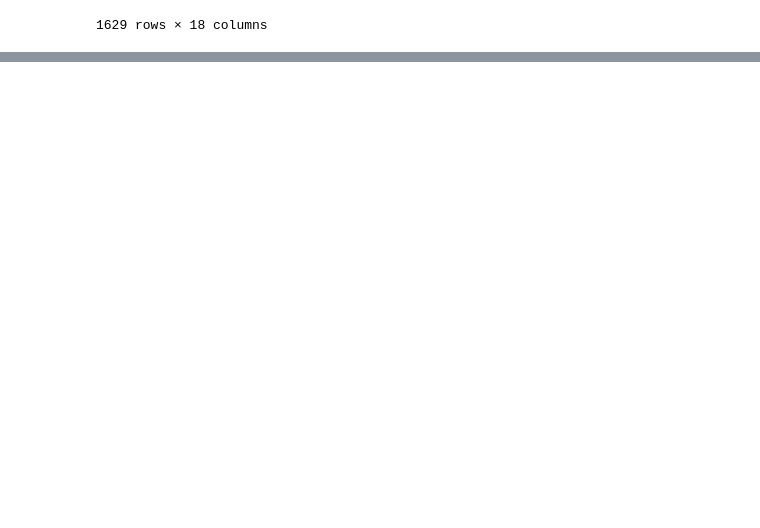
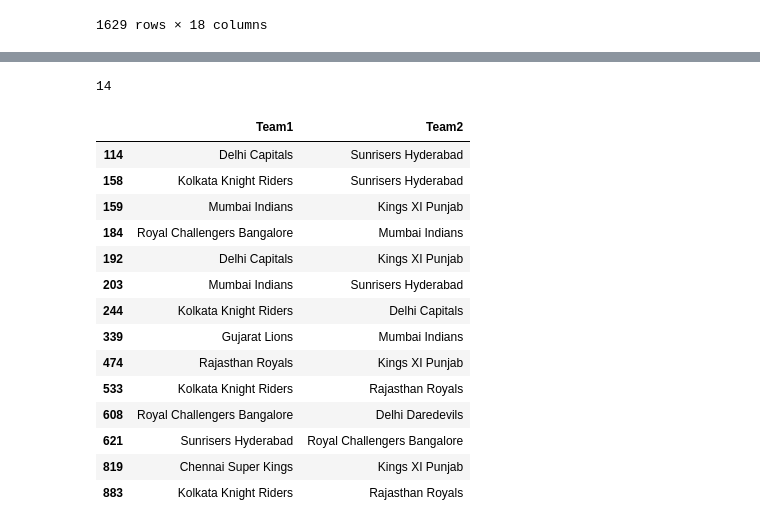
Before and after one commit to bhavnish97/DataScience-Concepts, a Jupyter notebook: PandasDataFrame.ipynb, the cells around one changed output, grey strips where cells are left out. Saved outputs shown, nothing was run; the diff lists cells and outputs as text; code cells hidden in the pictures; blank space fills up the shorter version.

```diff
--- a/PandasDataFrame.ipynb
+++ b/PandasDataFrame.ipynb
@@ -191,0 +346,22 @@ df.rename(columns = {'original_title':'title'})
+# %%
+sum(matches['SuperOver'] == 'Y')
+# %% [output]
+14
+# %%
+matches[matches['SuperOver'] == 'Y'][['Team1', 'Team2']]
+# %% [output]
+|  | Team1 | Team2 |
+| 114 | Delhi Capitals | Sunrisers Hyderabad |
+| 158 | Kolkata Knight Riders | Sunrisers Hyderabad |
+| 159 | Mumbai Indians | Kings XI Punjab |
+| 184 | Royal Challengers Bangalore | Mumbai Indians |
+| 192 | Delhi Capitals | Kings XI Punjab |
+| 203 | Mumbai Indians | Sunrisers Hyderabad |
+| 244 | Kolkata Knight Riders | Delhi Capitals |
+| 339 | Gujarat Lions | Mumbai Indians |
+| 474 | Rajasthan Royals | Kings XI Punjab |
+| 533 | Kolkata Knight Riders | Rajasthan Royals |
+| 608 | Royal Challengers Bangalore | Delhi Daredevils |
+| 621 | Sunrisers Hyderabad | Royal Challengers Bangalore |
+| 819 | Chennai Super Kings | Kings XI Punjab |
+| 883 | Kolkata Knight Riders | Rajasthan Royals |
```
Also changed, not shown: parts of 21 cells of this notebook.
